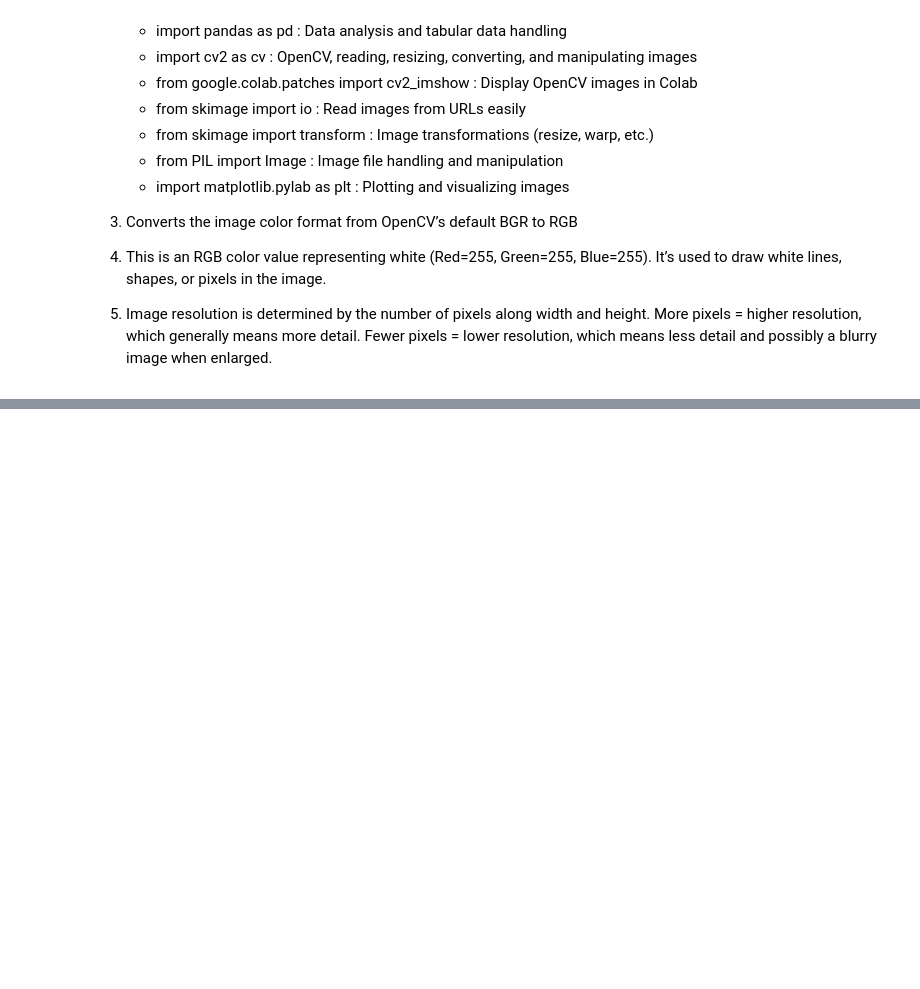
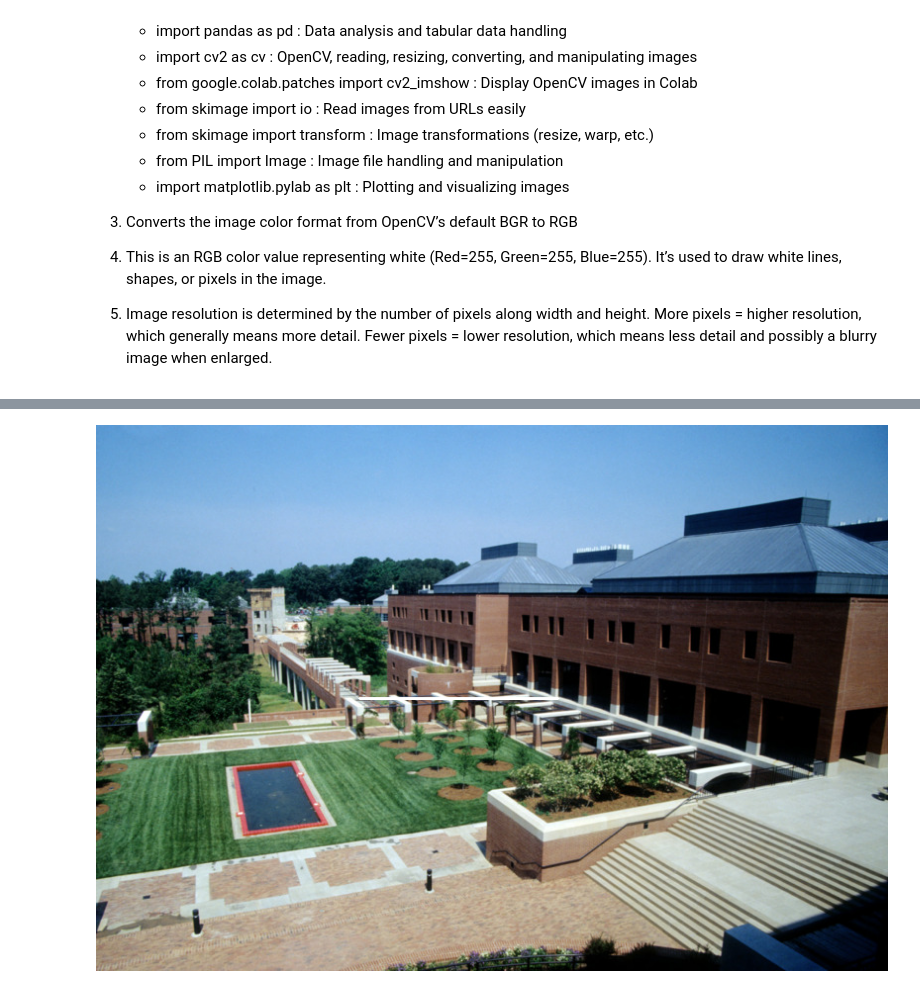
Before and after one commit to byhaqii/PVCK-2025, a Jupyter notebook: week1.ipynb, the cells around one changed output, grey strips where cells are left out. Drawn from its saved outputs; the diff is of its cells as text; code cells hidden in the pictures; blank space fills up the shorter version.

```diff
--- a/week1.ipynb
+++ b/week1.ipynb
@@ -71,0 +92,22 @@ Question
+# %%
+import cv2 as cv
+from skimage import io
+from google.colab.patches import cv2_imshow
+
+# Load image
+url = "https://iiif.lib.ncsu.edu/iiif/0052574/full/800,/0/default.jpg"  # Replace with your image URL
+image = io.imread(url)
+image = cv.cvtColor(image, cv.COLOR_RGB2BGR)
+
+# Calculate middle coordinates
+middle_y = image.shape[0] // 2
+start_x = image.shape[1] // 3
+end_x = start_x + 200  # length of the line in pixels
+
+# Draw short horizontal white line
+cv.line(image, (start_x, middle_y), (end_x, middle_y), (255, 255, 255), 2)
+
+# Show result
+cv2_imshow(image)
+# %% [output]
+[figure, added]
```
Also changed, not shown: parts of 1 cell of this notebook.
